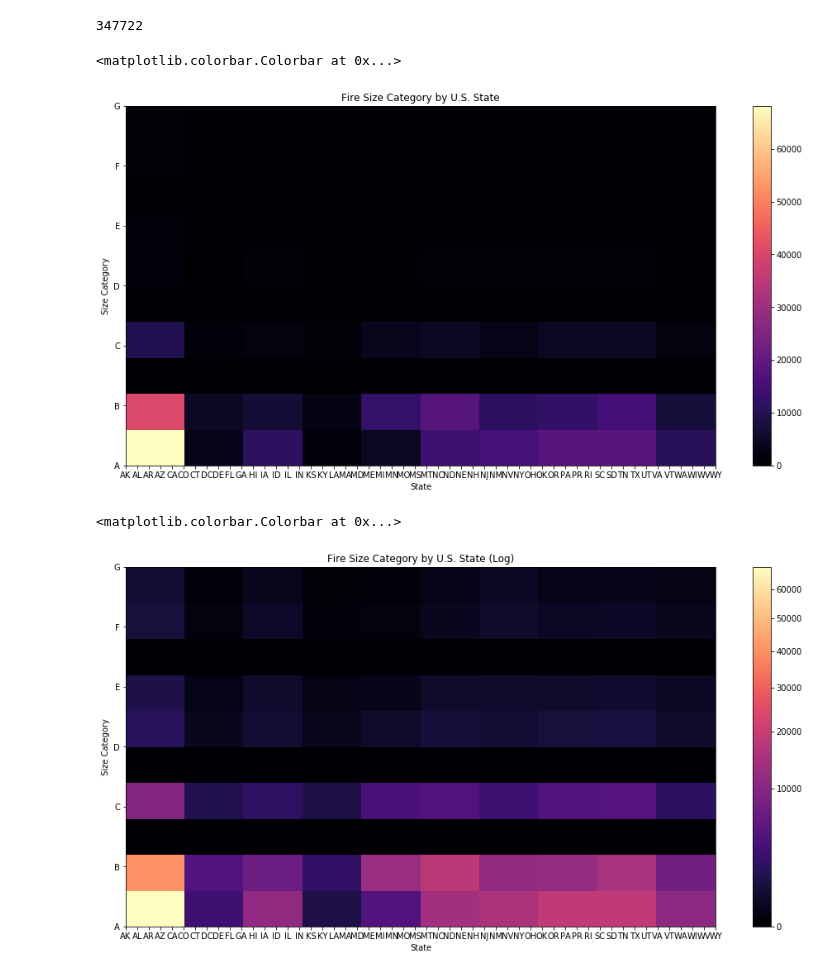
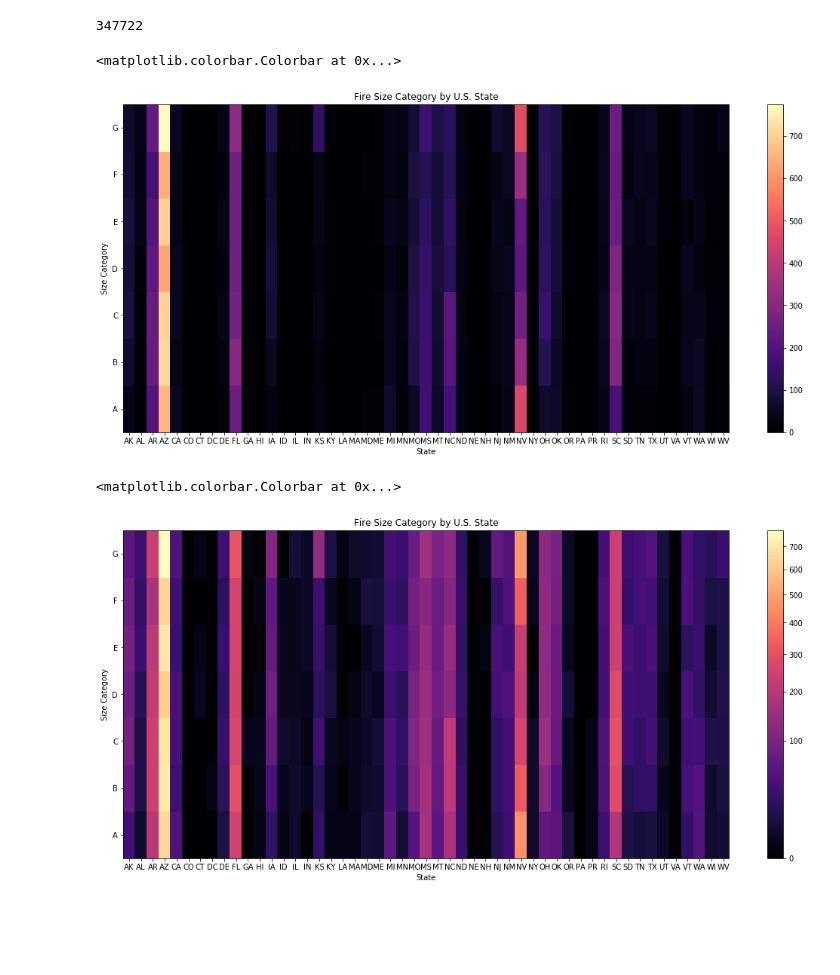
Before and after one commit to li-mc/wildfire_data, a Jupyter notebook: analysis_using_starting_features.ipynb, the cells around one changed output. Cells and saved outputs as stored; diff of their text form; code cells hidden in the pictures; blank space fills up the shorter version.

Commit message:
rework heatmaps, add fire category

```diff
--- a/analysis_using_starting_features.ipynb
+++ b/analysis_using_starting_features.ipynb
@@ -203,41 +269,49 @@ len(y_train)
 # %% [output]
 347722
 # %%
-fig, ax = plt.subplots(figsize=(16,8))
-
-h = plt.hist2d(X_train_feat, y_train)
+fig, ax = plt.subplots(figsize=(18,8))
+X_train_feat = np.array(X_train['STATE']).reshape(-1,1)
+xp = np.logical_not(np.isnan(X_train_feat))
+X_train_feat = X_train_feat[xp]
+y_train = np.array(y_train).transpose()
+h = plt.hist2d(X_train_feat, y_train, bins=[np.arange(1, 53), np.arange(1,9)])
 
 plt.title("Fire Size Category by U.S. State")
 plt.xlabel("State")
 plt.ylabel('Size Category')
-plt.xticks(np.arange(52), ['AK', 'AL', 'AR', 'AZ', 'CA', 'CO', 'CT', 'DC', 'DE', 'FL', 'GA',
+plt.xticks(np.arange(1,52) + .5, ['AK', 'AL', 'AR', 'AZ', 'CA', 'CO', 'CT', 'DC', 'DE', 'FL', 'GA',
         'HI', 'IA', 'ID', 'IL', 'IN', 'KS', 'KY', 'LA', 'MA', 'MD', 'ME',
         'MI', 'MN', 'MO', 'MS', 'MT', 'NC', 'ND', 'NE', 'NH', 'NJ', 'NM',
         'NV', 'NY', 'OH', 'OK', 'OR', 'PA', 'PR', 'RI', 'SC', 'SD', 'TN',
         'TX', 'UT', 'VA', 'VT', 'WA', 'WI', 'WV', 'WY'])
-plt.yticks(np.arange(1, 8), ['A', 'B', 'C', 'D', 'E', 'F', 'G'])
+plt.yticks(np.arange(1, 8) + .5, ['A', 'B', 'C', 'D', 'E', 'F', 'G'])
 
 fig.colorbar(h[3], ax=ax)
 # %% [output]
 <matplotlib.colorbar.Colorbar at 0x...>
-[figure, old version]
+[figure, new version]
 # %%
 gamma = 0.5
-fig, ax = plt.subplots(figsize=(16,8))
+fig, ax = plt.subplots(figsize=(18,8))
 
-h = plt.hist2d(X_train_feat, y_train, norm=mcolors.PowerNorm(gamma))
 
-plt.title("Fire Size Category by U.S. State (Log)")
+X_train_feat = np.array(X_train['STATE']).reshape(-1,1)
+xp = np.logical_not(np.isnan(X_train_feat))
+X_train_feat = X_train_feat[xp]
+y_train = np.array(y_train).transpose()
+h = plt.hist2d(X_train_feat, y_train, bins=[np.arange(1, 53), np.arange(1,9)], norm=mcolors.PowerNorm(gamma))
+
+plt.title("Fire Size Category by U.S. State")
 plt.xlabel("State")
 plt.ylabel('Size Category')
-plt.xticks(np.arange(52), ['AK', 'AL', 'AR', 'AZ', 'CA', 'CO', 'CT', 'DC', 'DE', 'FL', 'GA',
+plt.xticks(np.arange(1,52) + .5, ['AK', 'AL', 'AR', 'AZ', 'CA', 'CO', 'CT', 'DC', 'DE', 'FL', 'GA',
         'HI', 'IA', 'ID', 'IL', 'IN', 'KS', 'KY', 'LA', 'MA', 'MD', 'ME',
         'MI', 'MN', 'MO', 'MS', 'MT', 'NC', 'ND', 'NE', 'NH', 'NJ', 'NM',
         'NV', 'NY', 'OH', 'OK', 'OR', 'PA', 'PR', 'RI', 'SC', 'SD', 'TN',
         'TX', 'UT', 'VA', 'VT', 'WA', 'WI', 'WV', 'WY'])
-plt.yticks(np.arange(1, 8), ['A', 'B', 'C', 'D', 'E', 'F', 'G'])
+plt.yticks(np.arange(1, 8) + .5, ['A', 'B', 'C', 'D', 'E', 'F', 'G'])
 
 fig.colorbar(h[3], ax=ax)
 # %% [output]
 <matplotlib.colorbar.Colorbar at 0x...>
-[figure, old version]
+[figure, new version]
```
Also changed, not shown: parts of 15 cells of this notebook, 12 other files.
